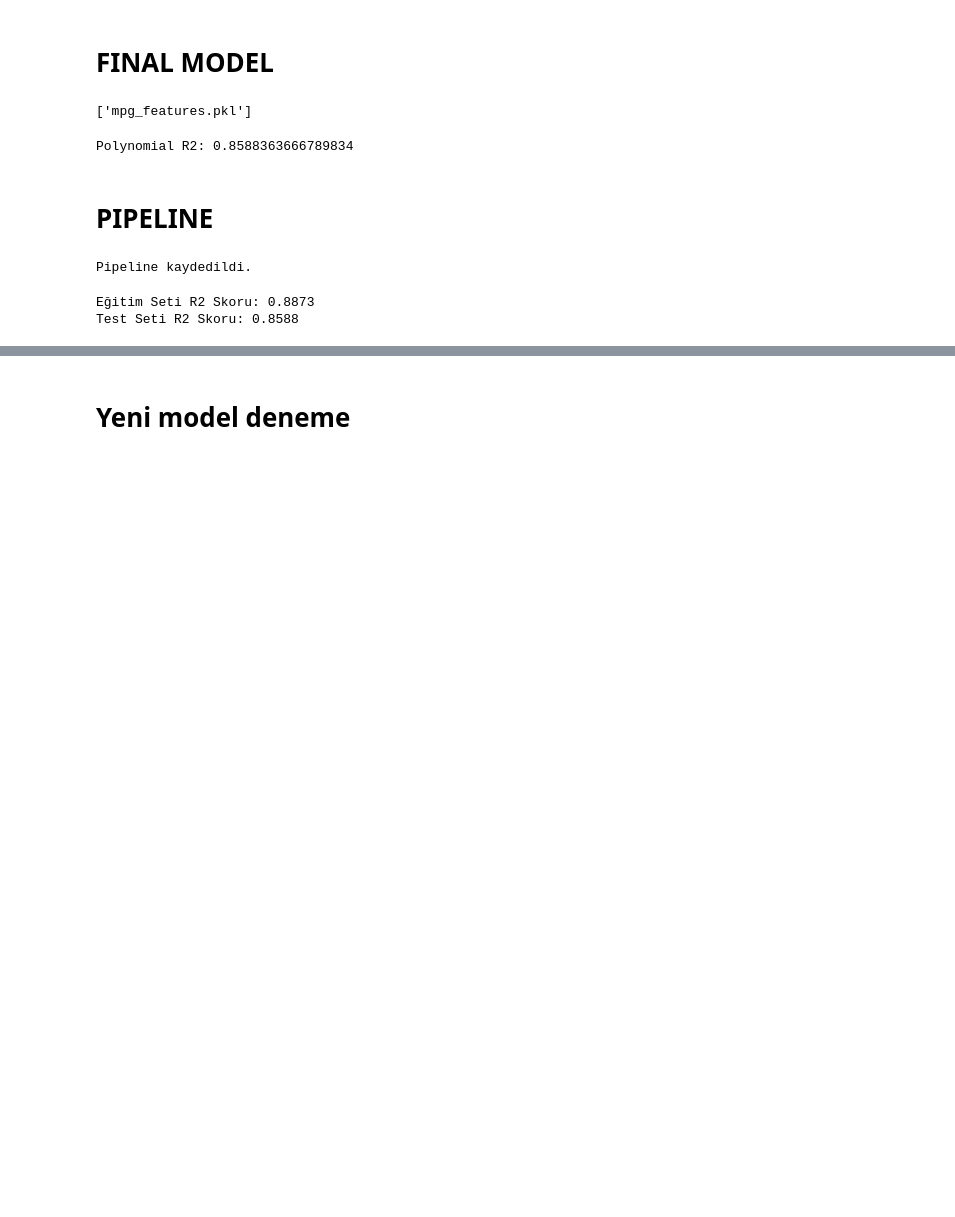
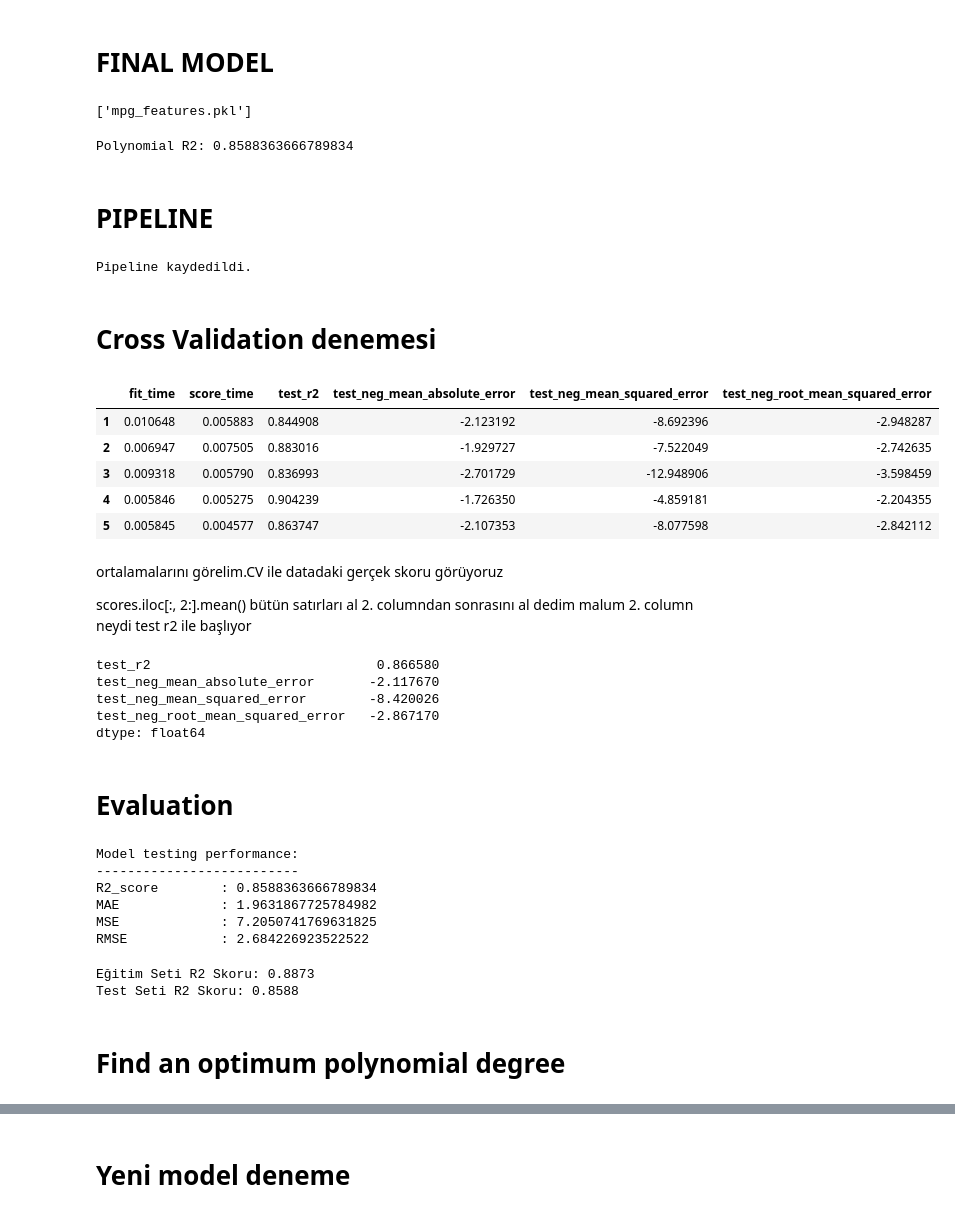
Before and after one commit to JaneBlue-Algorithm/MPG_Machine_Learning_Full_Stack_Project, a Jupyter notebook: project2.ipynb, the cells around one changed output, grey strips where cells are left out. Cells and saved outputs as stored; diff of their text form; code cells hidden in the pictures; blank space fills up the shorter version.

```diff
--- a/project2.ipynb
+++ b/project2.ipynb
@@ -908,3 +941,5 @@ joblib.dump(X.columns.tolist(), "features_poly.pkl")
 print("Pipeline kaydedildi.")
 # %% [output]
 Pipeline kaydedildi.
+# %% [markdown]
+# Cross Validation denemesi
@@ -910,0 +948,27 @@ Pipeline kaydedildi.
+# %%
+scores = cross_validate(pipeline, X_train, y_train, scoring = ['r2', 'neg_mean_absolute_error','neg_mean_squared_error', \
+                                                            'neg_root_mean_squared_error'], cv = 5)
+# %%
+pd.DataFrame(scores, index = range(1,6))
+# %% [output]
+|  | fit_time | score_time | test_r2 | test_neg_mean_absolute_error | test_neg_mean_squared_error | test_neg_root_mean_squared_error |
+| 1 | 0.010648 | 0.005883 | 0.844908 | -2.123192 | -8.692396 | -2.948287 |
+| 2 | 0.006947 | 0.007505 | 0.883016 | -1.929727 | -7.522049 | -2.742635 |
+| 3 | 0.009318 | 0.005790 | 0.836993 | -2.701729 | -12.948906 | -3.598459 |
+| 4 | 0.005846 | 0.005275 | 0.904239 | -1.726350 | -4.859181 | -2.204355 |
+| 5 | 0.005845 | 0.004577 | 0.863747 | -2.107353 | -8.077598 | -2.842112 |
+# %% [markdown]
+ortalamalarını görelim.CV ile datadaki gerçek skoru görüyoruz
+
+scores.iloc[:, 2:].mean() bütün satırları al 2. columndan sonrasını al dedim malum 2. column neydi test r2 ile başlıyor
+# %%
+scores = pd.DataFrame(scores, index=range(1,6))
+scores.iloc[:, 2:].mean()
+# %% [output]
+test_r2                             0.866580
+test_neg_mean_absolute_error       -2.117670
+test_neg_mean_squared_error        -8.420026
+test_neg_root_mean_squared_error   -2.867170
+dtype: float64
+# %% [markdown]
+# Evaluation
@@ -911,3 +991,12 @@ Pipeline kaydedildi.
+# %%
+eval_metric(y_test, y_pred)  # Test kısmının degerleri
+# %% [output]
+Model testing performance:
+--------------------------
+R2_score        : 0.8588363666789834
+MAE             : 1.9631867725784982
+MSE             : 7.2050741769631825
+RMSE            : 2.684226923522522
 # %%
 from sklearn.metrics import r2_score
 
@@ -923,3 +1012,5 @@ print(f"Test Seti R2 Skoru: {r2_test:.4f}")
 # %% [output]
 Eğitim Seti R2 Skoru: 0.8873
 Test Seti R2 Skoru: 0.8588
+# %% [markdown]
+# Find an optimum polynomial degree
```
Also changed, not shown: parts of 28 cells of this notebook, 3 other files.
